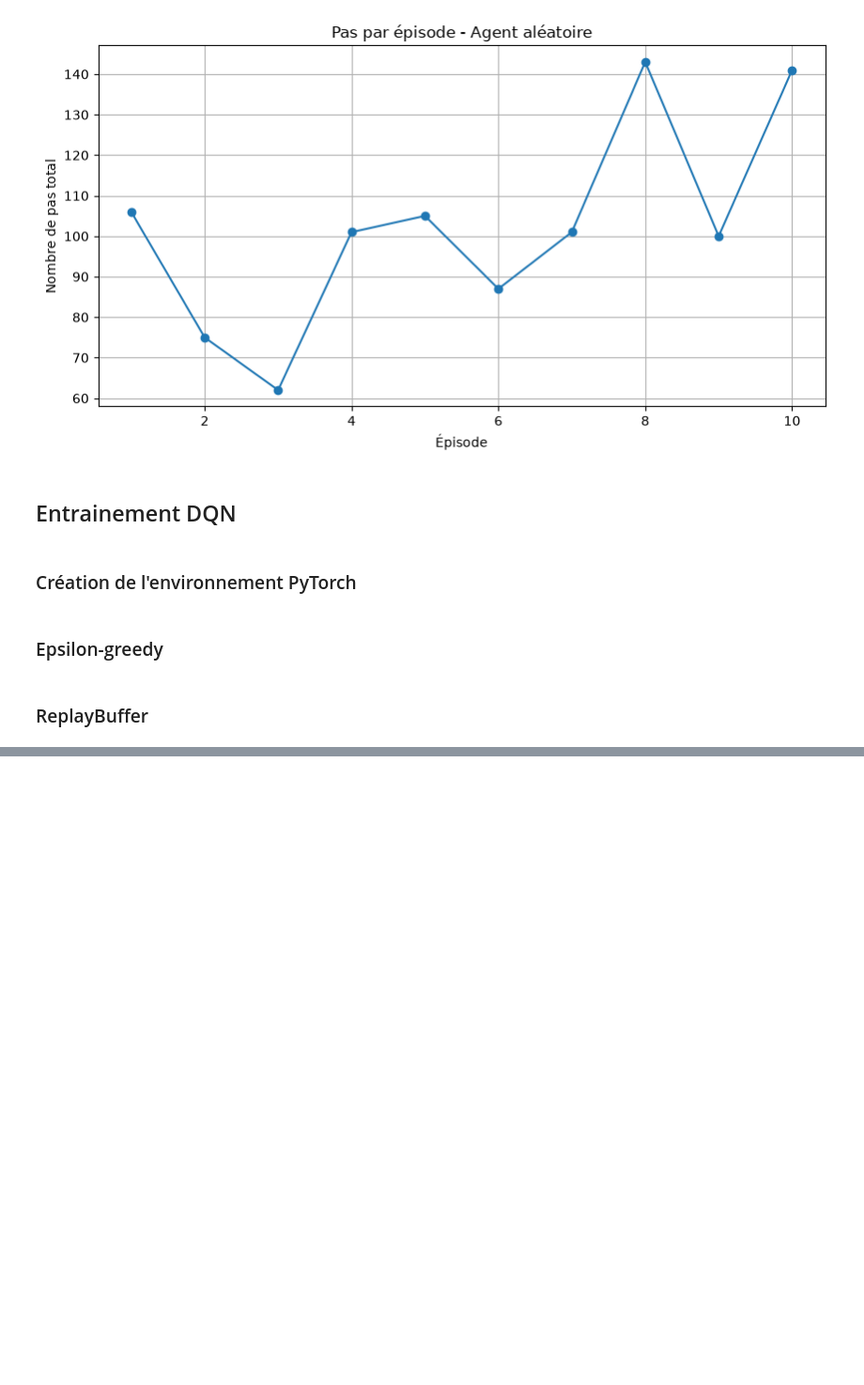
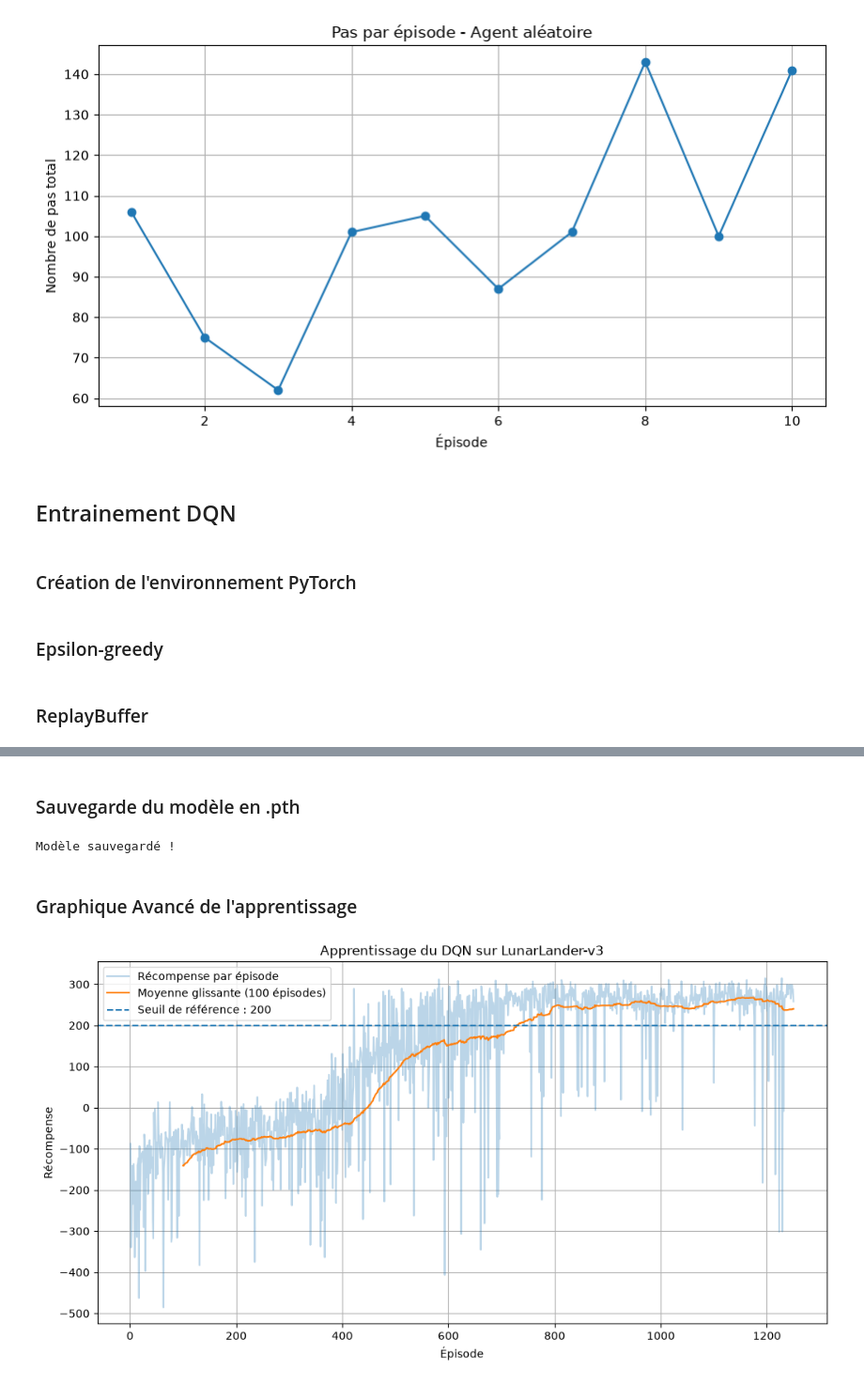
Before and after one commit to BastianHanart/Startrek, a Jupyter notebook: dqn.ipynb, the cells around one changed output, grey strips where cells are left out. Shown at 94% size. Cells and saved outputs as stored; diff of their text form; code cells hidden in the pictures; blank space fills up the shorter version.

```diff
--- a/dqn.ipynb
+++ b/dqn.ipynb
@@ -225,5 +227,31 @@ class DQN(nn.Module):
         return self.network(state)
 # %% [markdown]
 ### Epsilon-greedy
+# %%
+def select_action(state, model, epsilon, action_size=4):
+    # Exploration : choisir une action au hasard
+    if random.random() < epsilon:
+        return random.randrange(action_size)
+
+    # Exploitation : choisir la meilleure action selon le réseau
+    with torch.no_grad():
+        state = torch.tensor(state, dtype=torch.float32)
+        q_values = model(state)
+
+    return torch.argmax(q_values).item()
 # %% [markdown]
 ### ReplayBuffer
+# %%
+class ReplayBuffer:
+
+  def __init__(self, capacity):
+    self.buffer = deque(maxlen=capacity)
+
+  def __len__(self):
+    return len(self.buffer)
+
+  def add(self, experience):
+    self.buffer.append(experience)
+
+  def sample(self, batch_size):
+    return random.sample(self.buffer, batch_size)
@@ -336,0 +451,31 @@ Nombre d'actions : 4
+# %% [markdown]
+### Sauvegarde du modèle en .pth
+# %%
+torch.save(model.state_dict(), "lunarlander_dqn.pth")
+
+print("Modèle sauvegardé !")
+# %% [output]
+Modèle sauvegardé !
+# %% [markdown]
+### Graphique Avancé de l'apprentissage
+# %%
+episodes = [result["episode"] for result in results]
+rewards = [result["reward"] for result in results]
+
+moving_average = np.convolve(rewards, np.ones(100) / 100, mode="valid")
+
+plt.figure(figsize=(12, 6))
+
+plt.plot(episodes,rewards, alpha=0.3, label="Récompense par épisode")
+plt.plot(episodes[100 - 1:], moving_average, label="Moyenne glissante (100 épisodes)")
+plt.axhline(y=200,linestyle="--",label="Seuil de référence : 200")
+
+plt.xlabel("Épisode")
+plt.ylabel("Récompense")
+plt.title("Apprentissage du DQN sur LunarLander-v3")
+plt.legend()
+
+plt.grid(True)
+plt.show()
+# %% [output]
+[figure, added]
```
Also changed, not shown: parts of 6 cells of this notebook.
